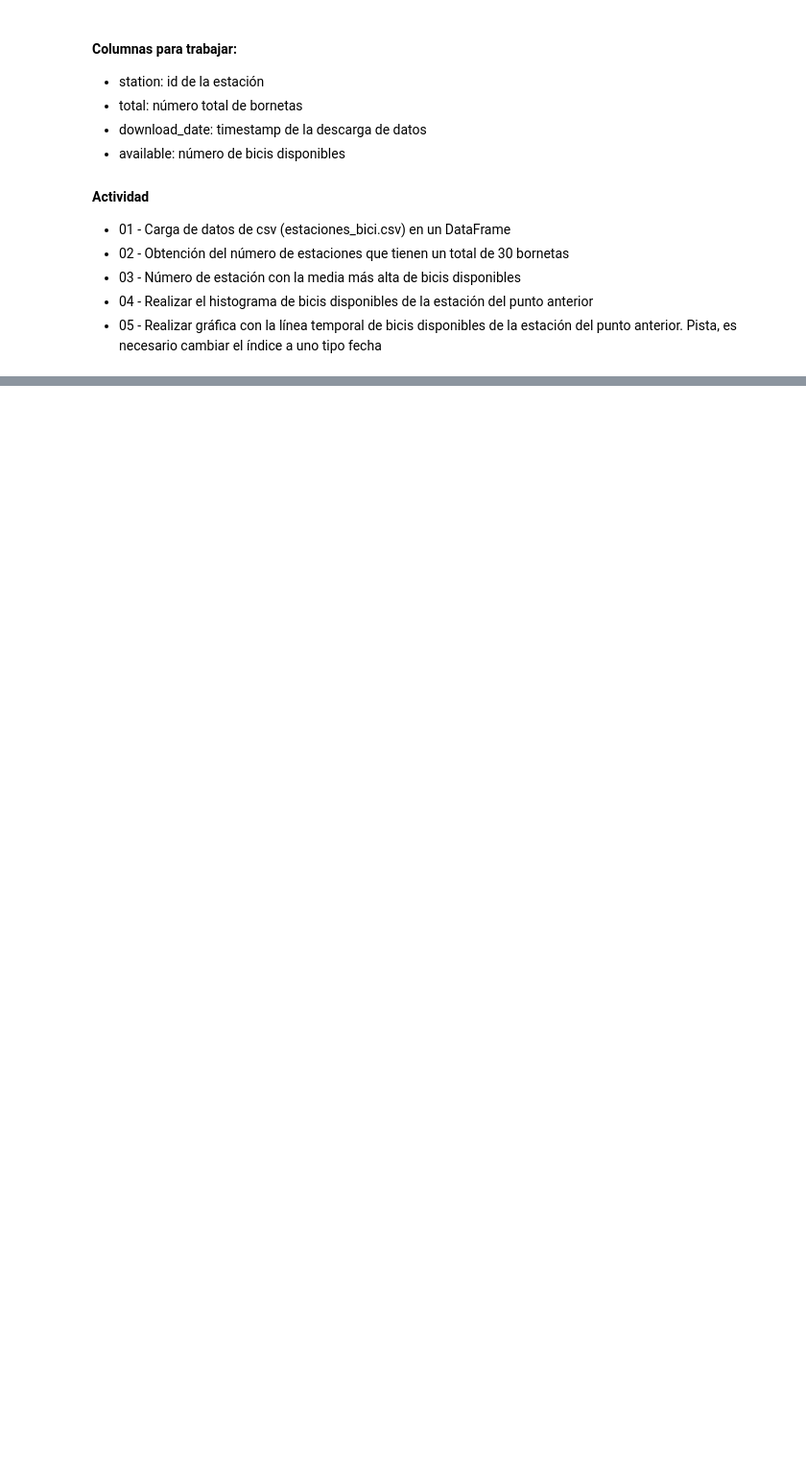
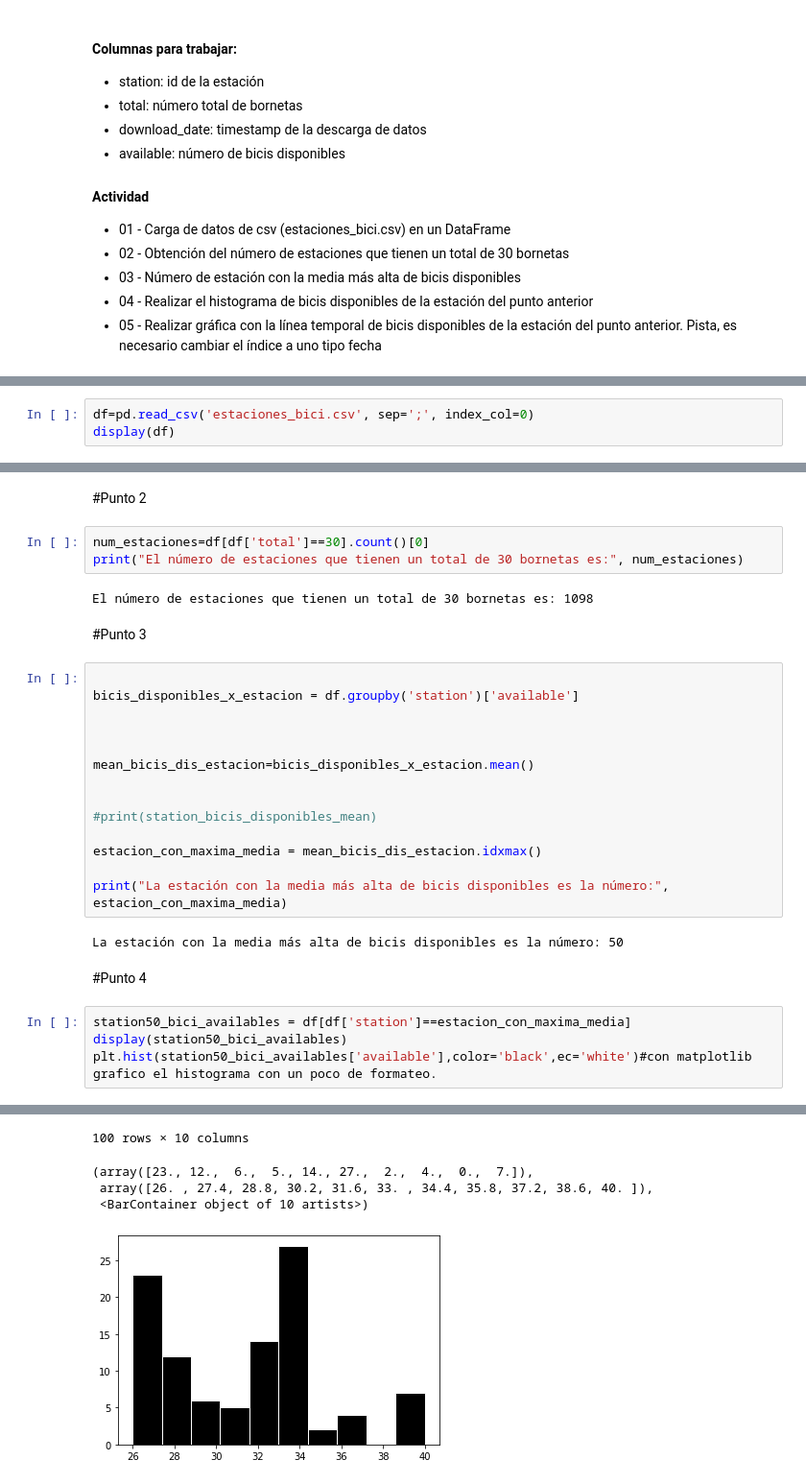
Before and after one commit to StevenMena/01MIAR_Python_IA, a Jupyter notebook: act/01MAIR_ACT_Video_MenaChavez_StevenAlberto.ipynb, the cells around one changed output, grey strips where cells are left out. Shown at 96% size. Drawn from its saved outputs; the diff is of its cells as text; blank space fills up the shorter version.

```diff
--- a/act/01MAIR_ACT_Video_MenaChavez_StevenAlberto.ipynb
+++ b/act/01MAIR_ACT_Video_MenaChavez_StevenAlberto.ipynb
@@ -52,0 +60,3 @@ http://www.valenbisi.es/service/stationdetails/valence/[número de estación]
+# %%
+df=pd.read_csv('estaciones_bici.csv', sep=';', index_col=0)
+display(df)
@@ -52,0 +77,32 @@ http://www.valenbisi.es/service/stationdetails/valence/[número de estación]
+# %% [markdown]
+#Punto 2
+# %%
+num_estaciones=df[df['total']==30].count()[0]
+print("El número de estaciones que tienen un total de 30 bornetas es:", num_estaciones)
+# %% [output]
+El número de estaciones que tienen un total de 30 bornetas es: 1098
+# %% [markdown]
+#Punto 3
+# %%
+
+bicis_disponibles_x_estacion = df.groupby('station')['available']
+
+
+
+mean_bicis_dis_estacion=bicis_disponibles_x_estacion.mean()
+
+
+#print(station_bicis_disponibles_mean)
+
+estacion_con_maxima_media = mean_bicis_dis_estacion.idxmax()
+
+print("La estación con la media más alta de bicis disponibles es la número:", estacion_con_maxima_media)
+# %% [output]
+La estación con la media más alta de bicis disponibles es la número: 50
+# %% [markdown]
+#Punto 4
+# %%
+station50_bici_availables = df[df['station']==estacion_con_maxima_media]
+display(station50_bici_availables)
+plt.hist(station50_bici_availables['available'],color='black',ec='white')#con matplotlib grafico el histograma con un poco de formateo.
+# %% [output]
@@ -52,0 +121,5 @@ http://www.valenbisi.es/service/stationdetails/valence/[número de estación]
+100 rows × 10 columns
+(array([23., 12.,  6.,  5., 14., 27.,  2.,  4.,  0.,  7.]),
+ array([26. , 27.4, 28.8, 30.2, 31.6, 33. , 34.4, 35.8, 37.2, 38.6, 40. ]),
+ <BarContainer object of 10 artists>)
+[figure, added]
```
Also changed, not shown: parts of 6 cells of this notebook.
